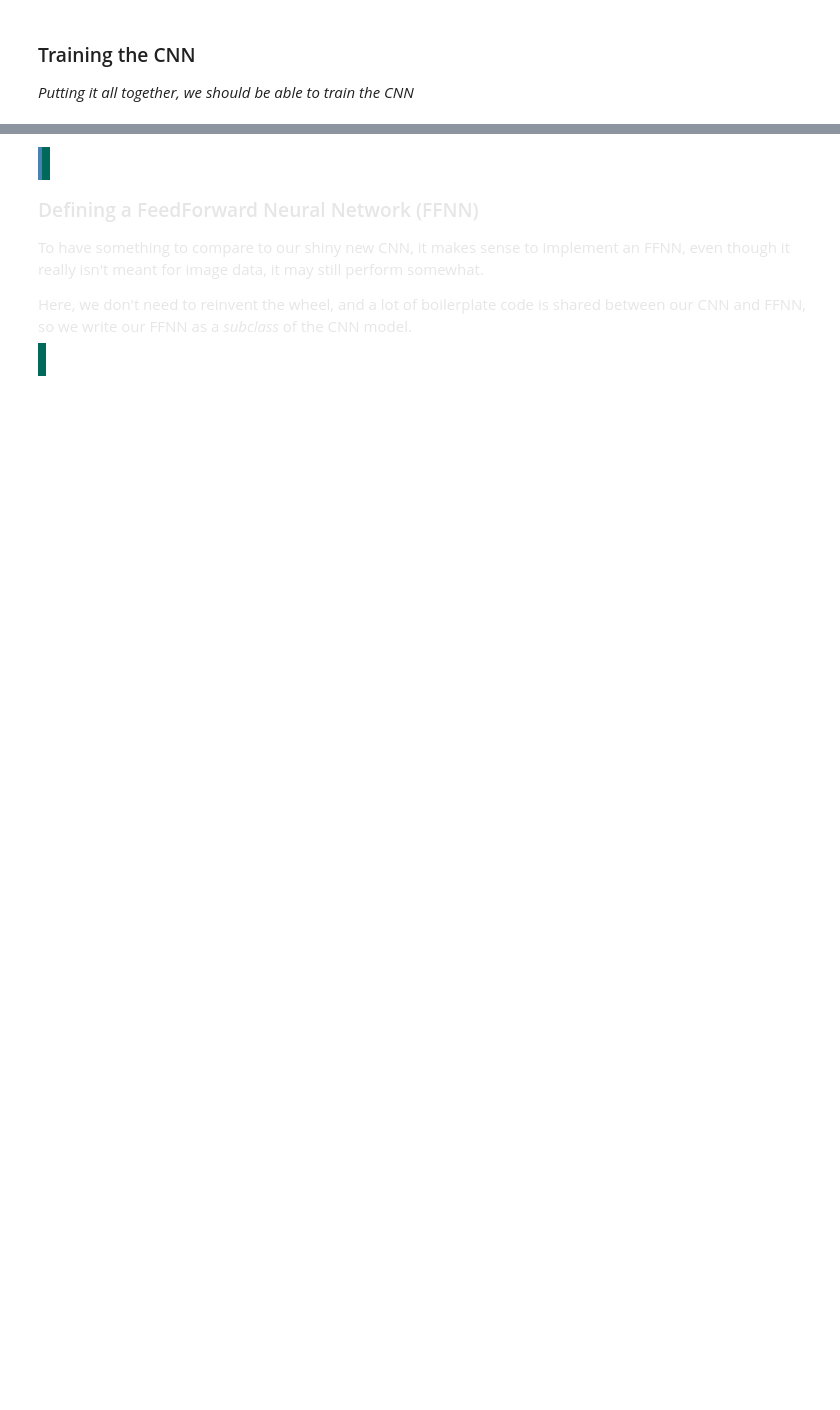
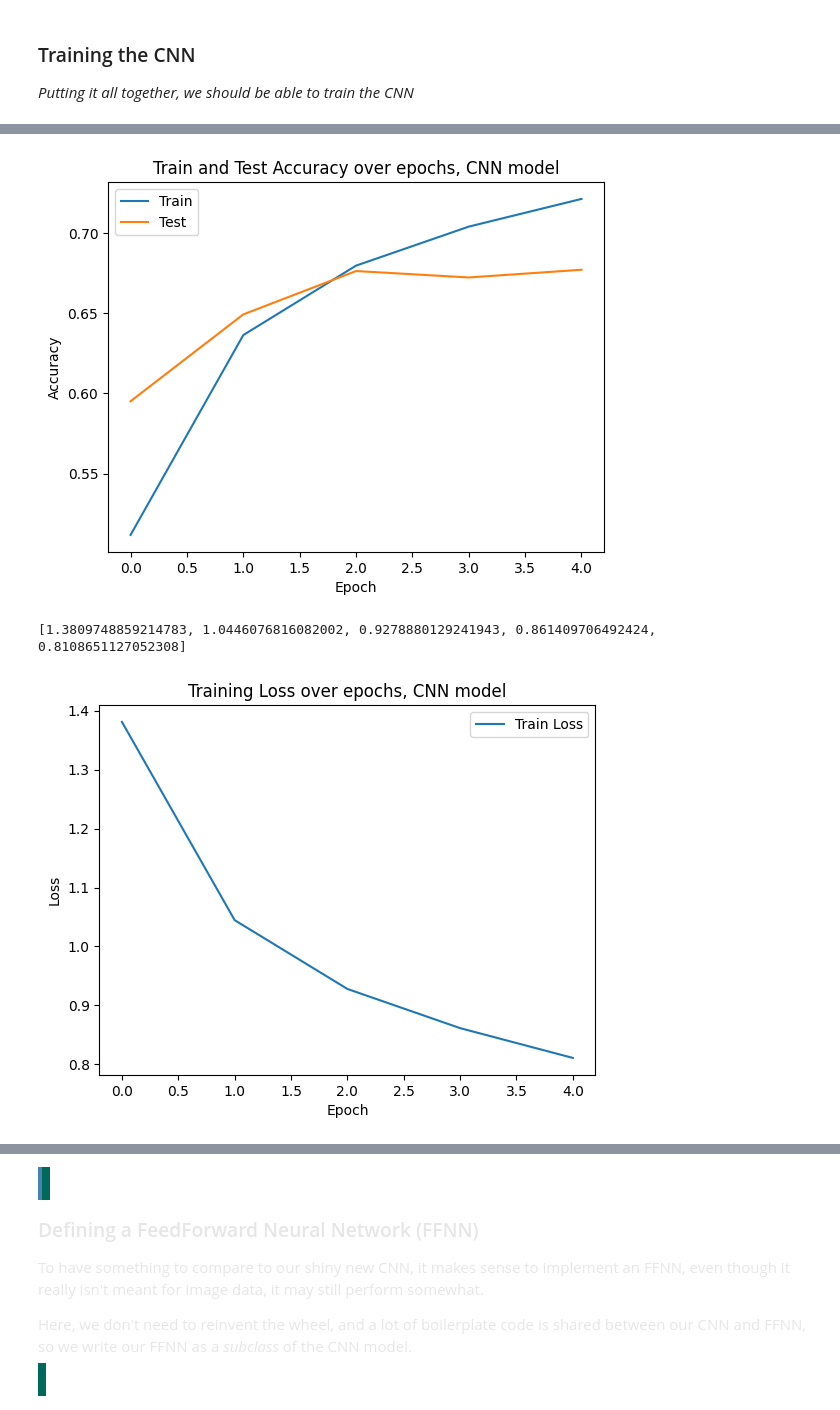
Before and after one commit to HrStamm/Signals-and-Data-Autumn-2025-student, a Jupyter notebook: week_3/ex_week_3.ipynb, the cells around one changed output, grey strips where cells are left out. Cells and saved outputs as stored; diff of their text form; code cells hidden in the pictures; blank space fills up the shorter version.

```diff
--- a/week_3/ex_week_3.ipynb
+++ b/week_3/ex_week_3.ipynb
@@ -286,8 +286,16 @@ A lot of people and guides tell you to simply ignore this boilerplate code, and
 </span>
 # %%
 # Check if you have cuda available, and use if you do
-device = torch.device("cuda" if torch.cuda.is_available() else "cpu")
-print(device)
+# device = torch.device("cuda" if torch.cuda.is_available() else "cpu")
+# print(device)
+
+# For Mac users with M1/M2/M3 chips:
+if torch.backends.mps.is_available():
+    device = torch.device("mps")  # Apple GPU
+    print("Using Apple GPU (MPS)")
+else:
+    device = torch.device("cpu")
+    print("Using CPU")
 
 # Set a random seed for everything important
 def seed_everything(seed: int):
@@ -317,7 +327,7 @@ We are going to use the [cifar10](https://www.cs.toronto.edu/~kriz/cifar.html),
 </span>
 # %%
 # Load a dataset, change 'dataset' to 'cifar10' if you want to use CIFAR-10 instead
-dataset = 'mnist'
+dataset = 'cifar10'
 
 if dataset == 'cifar10':
     train_set = datasets.CIFAR10(root='./data', train=True, download=True, transform=ToTensor())
@@ -636,5 +681,5 @@ feats_fore_linear = get_dim_before_first_linear(CNN_model.layers, in_width_heigh
 # Now make true model when we know how many features we have before the first linear layer
 CNN_model = CNN(num_classes=10, in_channels=in_channels, features_fore_linear=feats_fore_linear, lr=0.001)
 
-train_epochs = 1
-train_accs, test_accs = CNN_model.train(train_dataloader, epochs=train_epochs,  val_dataloader=test_dataloader)
+train_epochs = 5
+train_accs, test_accs, train_losses = CNN_model.train(train_dataloader, epochs=train_epochs,  val_dataloader=test_dataloader)
@@ -641,14 +692,27 @@ train_accs, test_accs = CNN_model.train(train_dataloader, epochs=train_epochs,
 # %%
 # plot train and test accuracies
 plt.plot(range(train_epochs), train_accs, label='Train')
 plt.plot(range(train_epochs), test_accs, label='Test')
 
 
 plt.xlabel('Epoch')
 plt.ylabel('Accuracy')
 plt.title('Train and Test Accuracy over epochs, CNN model')
 plt.legend()
 plt.show()
+
+print(train_losses)
+# plot training loss over epochs
+plt.plot(range(train_epochs), train_losses, label='Train Loss')
+plt.xlabel('Epoch')
+plt.ylabel('Loss')
+plt.title('Training Loss over epochs, CNN model')
+plt.legend()
+plt.show()
+# %% [output]
+[figure, added]
+[1.3809748859214783, 1.0446076816082002, 0.9278880129241943, 0.861409706492424, 0.8108651127052308]
+[figure, added]
 # %% [markdown]
 <span style="color: #E6E6E6;">
 <span style="background-color: #545454; padding:8px; display:block; border-left:4px solid #4682b4">
```
Also changed, not shown: parts of 11 cells of this notebook.
